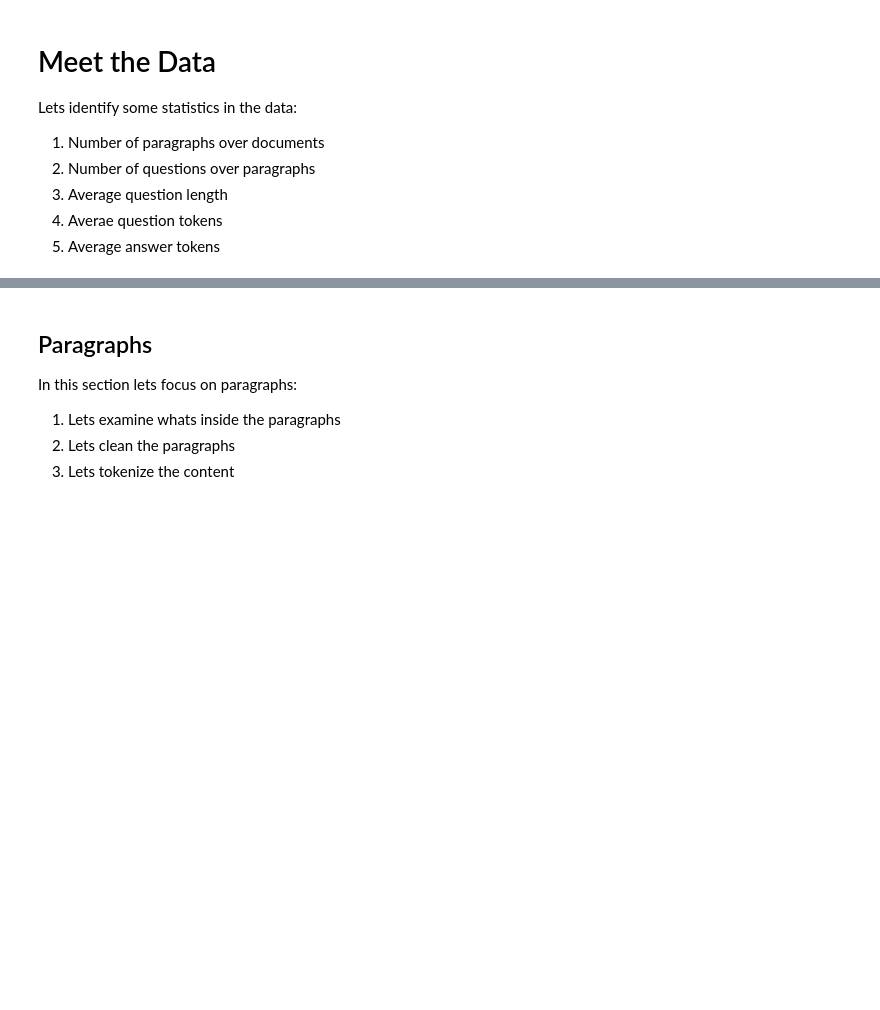
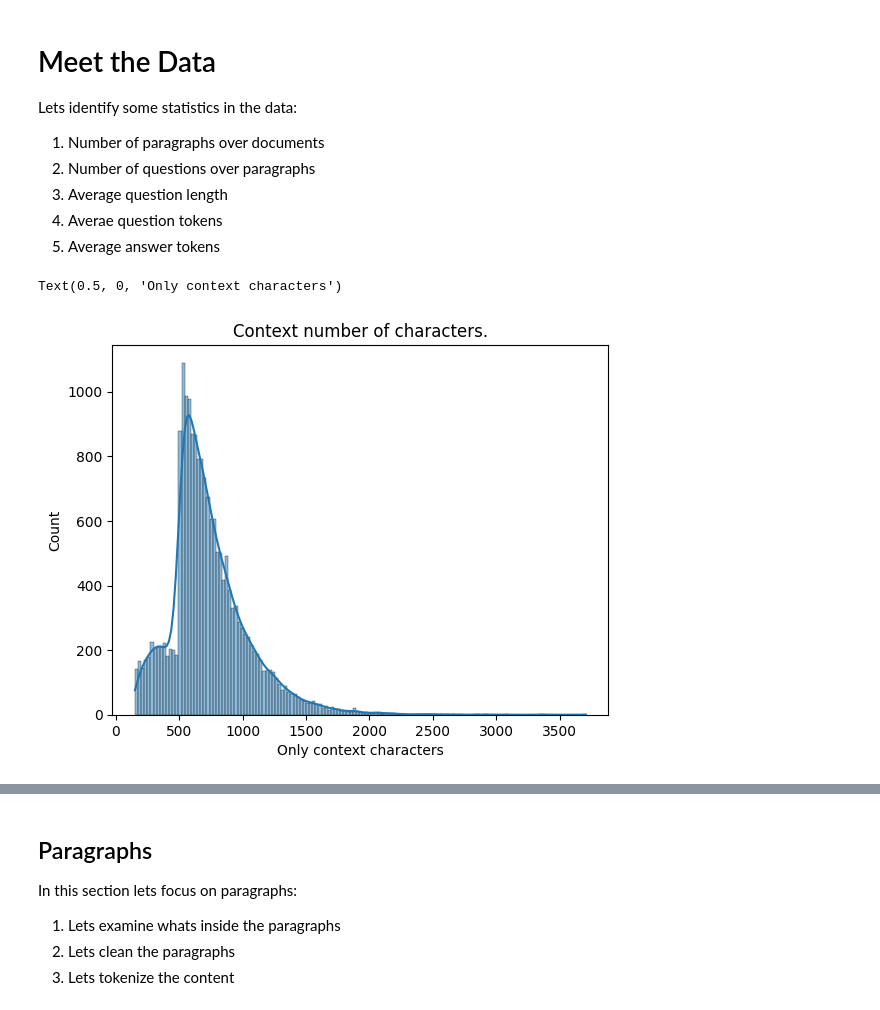
Before and after one commit to npan1990/naive-stanford-qa-squad, a Jupyter notebook: notebooks/SQUAD v2.0 EDA.ipynb, the cells around one changed output, grey strips where cells are left out. Cells and saved outputs as stored; diff of their text form; code cells hidden in the pictures; blank space fills up the shorter version.

```diff
--- a/notebooks/SQUAD v2.0 EDA.ipynb
+++ b/notebooks/SQUAD v2.0 EDA.ipynb
@@ -4,8 +4,8 @@ import json
 import pandas as pd
 # %%
 # load train and dev set
-TRAIN_FILE = '../data/train-v2.0.json'
-DEV_FILE = '../data/dev-v2.0.json'
+TRAIN_FILE = '../data/squad/train-v2.0.json'
+DEV_FILE = '../data/squad/dev-v2.0.json'
 
 trainset_d = json.load(open(TRAIN_FILE))
 devset_d = json.load(open(DEV_FILE))
@@ -138,3 +138,11 @@ Lets identify some statistics in the data:
 5. Average answer tokens
 # %%
 import seaborn as sns
+# %%
+paragraphs_trainset_df['only_context_chars'] = paragraphs_trainset_df['context'].str.len()
+ax = sns.histplot(data=paragraphs_trainset_df, x="only_context_chars",kde=True)
+ax.set_title('Context number of characters.')
+ax.set_xlabel('Only context characters')
+# %% [output]
+Text(0.5, 0, 'Only context characters')
+[figure, added]
```
Also changed, not shown: parts of 1 cell of this notebook.
